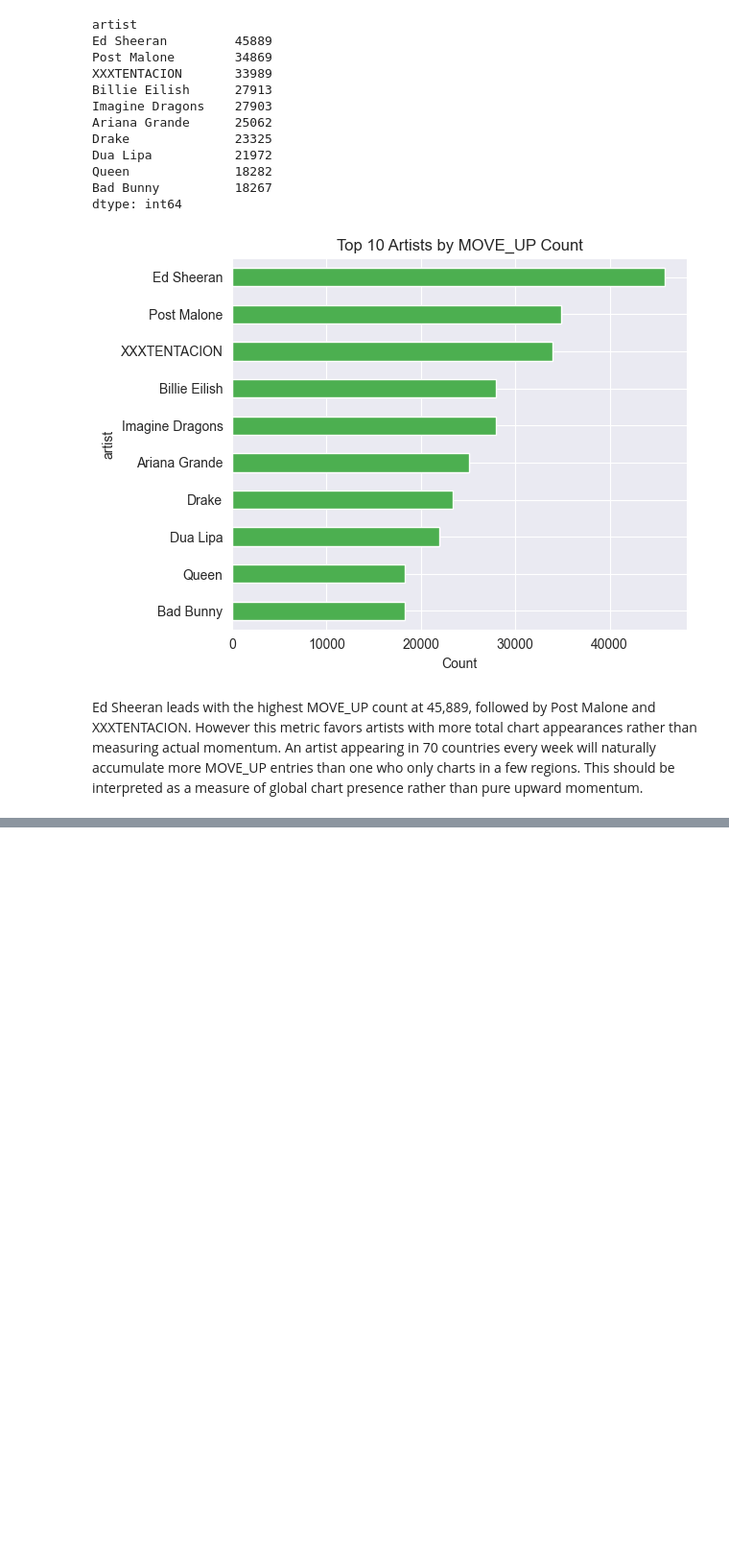
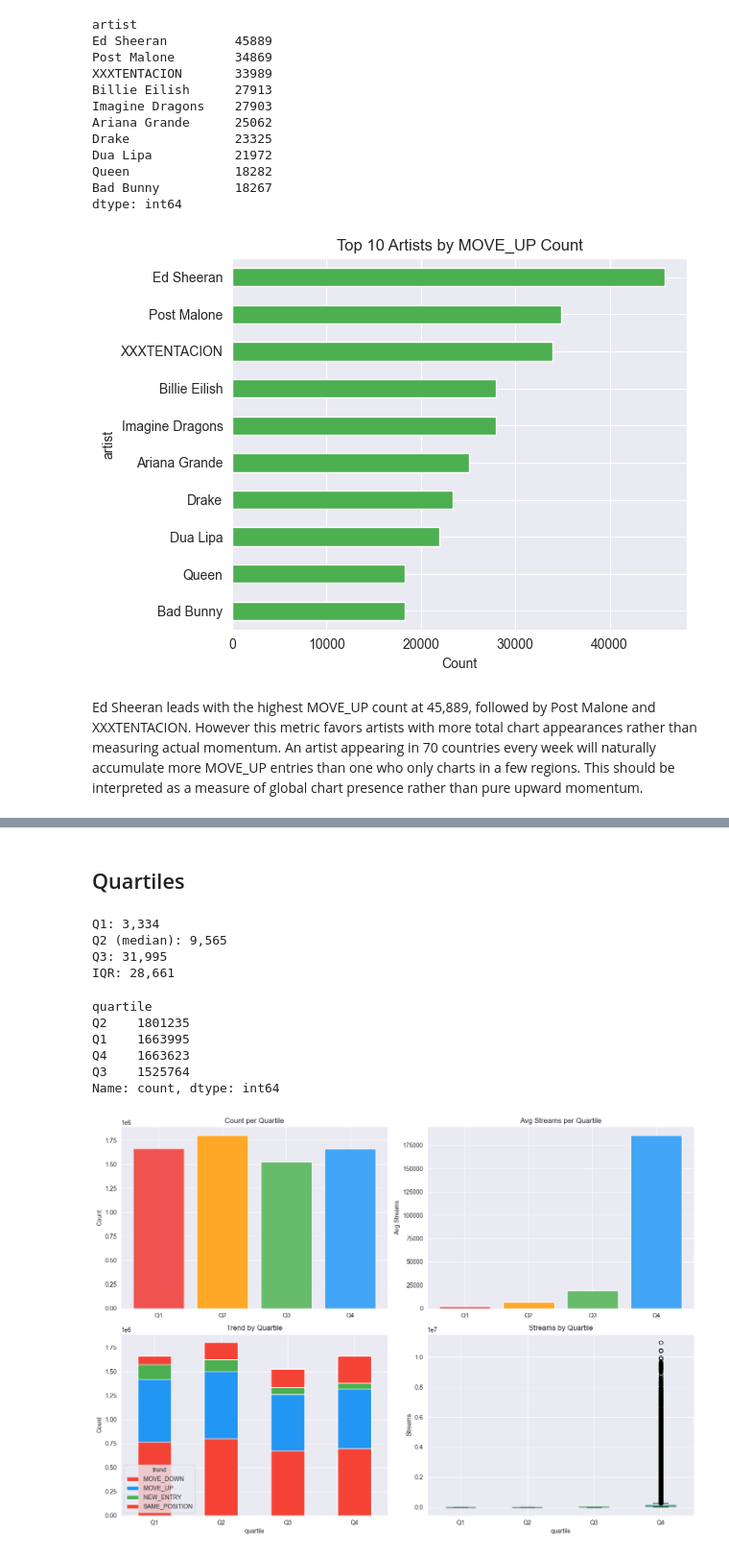
Before and after one commit to NastyaGolovina/Music_Recommendations_Dashboard, a Jupyter notebook: main_notebook.ipynb, the cells around one changed output, grey strips where cells are left out. Shown at 96% size. Drawn from its saved outputs; the diff is of its cells as text; code cells hidden in the pictures; blank space fills up the shorter version.

```diff
--- a/main_notebook.ipynb
+++ b/main_notebook.ipynb
@@ -392,0 +406,76 @@ Ed Sheeran leads with the highest MOVE_UP count at 45,889, followed by Post Malo
+# %% [markdown]
+## Quartiles
+# %%
+# calculate the 3 quartile boundaries for streams
+q1 = music['streams'].quantile(0.25)  # bottom 25%
+q2 = music['streams'].quantile(0.50)  # median (middle)
+q3 = music['streams'].quantile(0.75)  # top 25%
+
+print(f'Q1: {q1:,.0f}')
+print(f'Q2 (median): {q2:,.0f}')
+print(f'Q3: {q3:,.0f}')
+print(f'IQR: {q3 - q1:,.0f}')  # IQR = interquartile range = Q3 - Q1
+# %% [output]
+Q1: 3,334
+Q2 (median): 9,565
+Q3: 31,995
+IQR: 28,661
+# %%
+# function to assign each row to a quartile based on its stream count
+def get_quartile(x):
+    if x <= q1:
+        return 'Q1'  # lowest 25% of streams
+    elif x <= q2:
+        return 'Q2'  # 25-50%
+    elif x <= q3:
+        return 'Q3'  # 50-75%
+    else:
+        return 'Q4'  # top 25% of streams
+
+# apply the function to every row
+music['quartile'] = music['streams'].apply(get_quartile)
+# check the counts are roughly equal (should be ~25% each)
+music['quartile'].value_counts()
+# %% [output]
+quartile
+Q2    1801235
+Q1    1663995
+Q4    1663623
+Q3    1525764
+Name: count, dtype: int64
+# %%
+# 4 charts in a 2x2 grid to show different views of the quartiles
+fig, axes = plt.subplots(2, 2, figsize=(14, 10))
+order = ['Q1', 'Q2', 'Q3', 'Q4']
+colors = ['#ef5350', '#FFA726', '#66BB6A', '#42A5F5']
+
+# top left: how many songs are in each quartile
+qcounts = music['quartile'].value_counts().reindex(order)
+axes[0,0].bar(order, qcounts.values, color=colors)
+axes[0,0].set_title('Count per Quartile')
+axes[0,0].set_ylabel('Count')
+
+# top right: average streams per quartile
+qavg = music.groupby('quartile')['streams'].mean().reindex(order)
+axes[0,1].bar(order, qavg.values, color=colors)
+axes[0,1].set_title('Avg Streams per Quartile')
+axes[0,1].set_ylabel('Avg Streams')
+
+# bottom left: trend breakdown within each quartile
+qtrend = music.groupby(['quartile', 'trend']).size().unstack(fill_value=0).reindex(order)
+qtrend.plot(kind='bar', stacked=True, ax=axes[1,0],
+            color=['#F44336', '#2196F3', '#4CAF50'])
+axes[1,0].set_title('Trend by Quartile')
+axes[1,0].set_ylabel('Count')
+axes[1,0].tick_params(axis='x', rotation=0)
+
+# bottom right: box plot to show the spread within each quartile
+music.boxplot(column='streams', by='quartile', ax=axes[1,1])
+axes[1,1].set_title('Streams by Quartile')
+axes[1,1].set_ylabel('Streams')
+plt.suptitle('')  # remove the default pandas boxplot title
+
+plt.tight_layout()
+plt.show()
+# %% [output]
+[figure, added]
```
Also changed, not shown: parts of 3 cells of this notebook.
